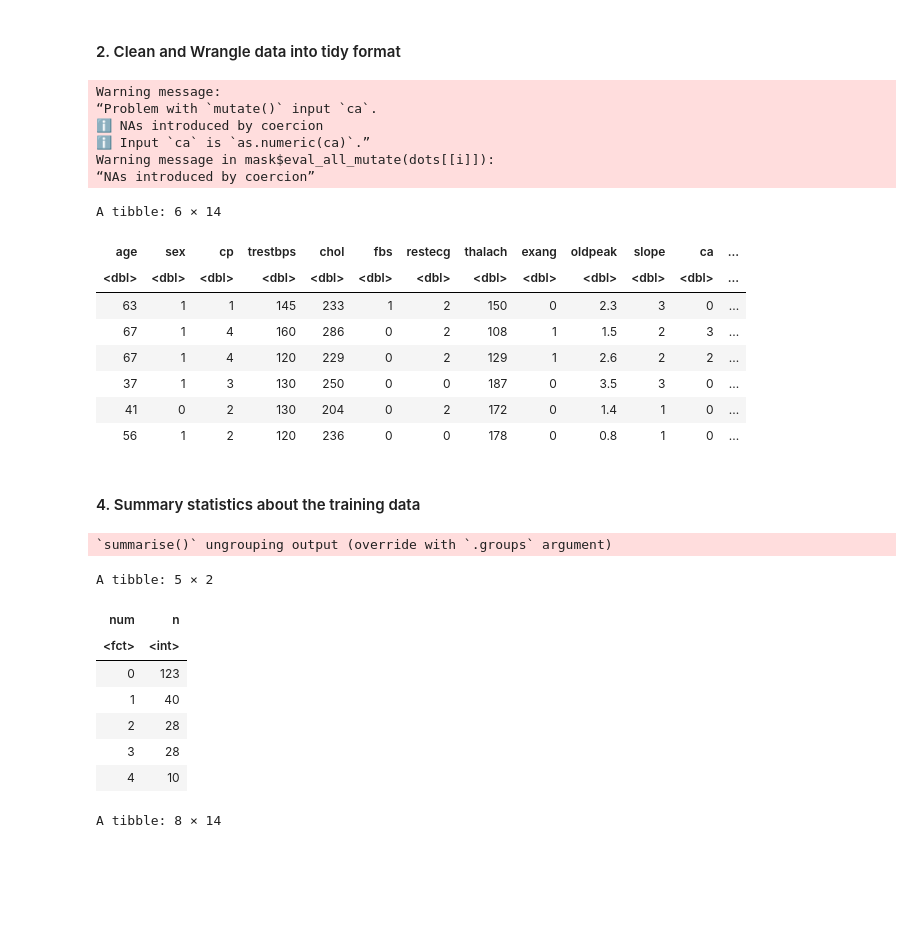
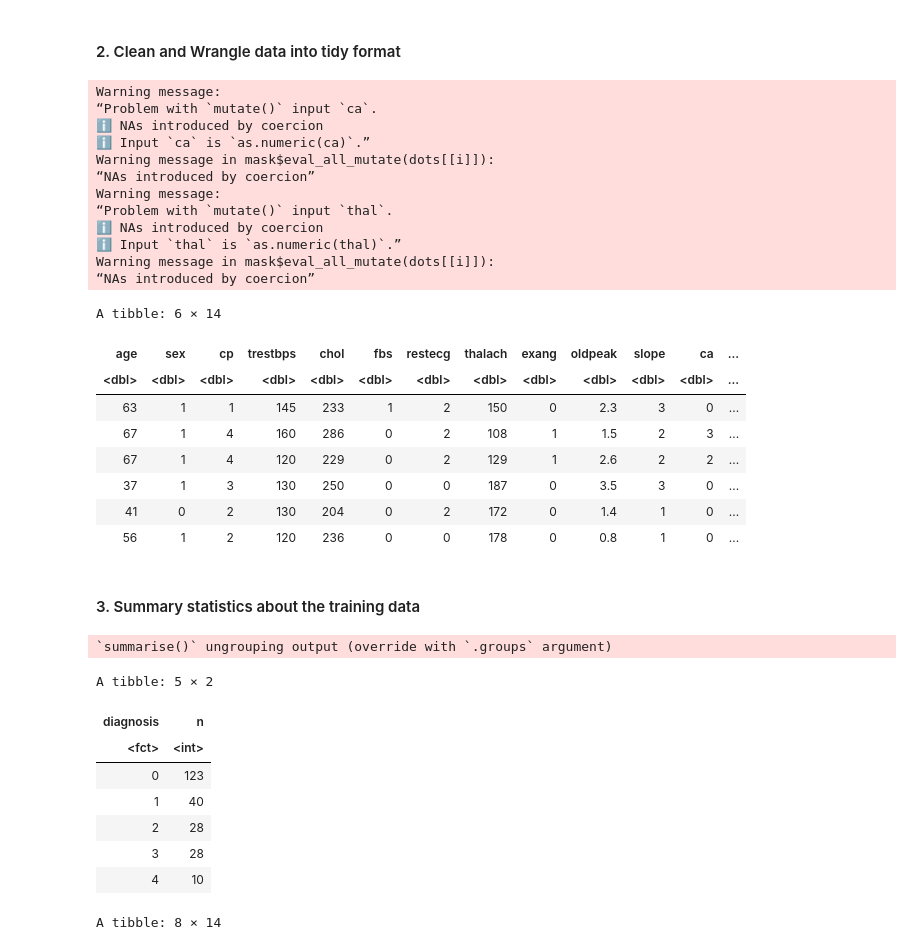
Before and after one commit to Wendiyyy/DSCI100-Project, a Jupyter notebook: Heart_disease.ipynb, the cells around one changed output. Drawn from its saved outputs; the diff is of its cells as text; code cells hidden in the pictures; blank space fills up the shorter version.

```diff
--- a/Heart_disease.ipynb
+++ b/Heart_disease.ipynb
@@ -66,8 +66,8 @@ heart_cleve <- rename(heart_cleve, age = X1,
                slope = X11,
                ca = X12,
                thal = X13,
-               num = X14) %>%
-            mutate(num = as_factor(num),ca = as.numeric(ca),thal = as.numeric(ca))
+               diagnosis = X14) %>%
+            mutate(diagnosis = as_factor(diagnosis),ca = as.numeric(ca),thal = as.numeric(thal))
 head(heart_cleve)
 # %% [output]
 Warning message:
@@ -76,6 +76,12 @@ Warning message:
 ℹ Input `ca` is `as.numeric(ca)`.”
 Warning message in mask$eval_all_mutate(dots[[i]]):
 “NAs introduced by coercion”
+Warning message:
+“Problem with `mutate()` input `thal`.
+ℹ NAs introduced by coercion
+ℹ Input `thal` is `as.numeric(thal)`.”
+Warning message in mask$eval_all_mutate(dots[[i]]):
+“NAs introduced by coercion”
 A tibble: 6 × 14
 | age | sex | cp | trestbps | chol | fbs | restecg | thalach | exang | oldpeak | slope | ca | ... |
 | <dbl> | <dbl> | <dbl> | <dbl> | <dbl> | <dbl> | <dbl> | <dbl> | <dbl> | <dbl> | <dbl> | <dbl> | ... |
@@ -86,25 +92,25 @@ A tibble: 6 × 14
 | 41 | 0 | 2 | 130 | 204 | 0 | 2 | 172 | 0 | 1.4 | 1 | 0 | ... |
 | 56 | 1 | 2 | 120 | 236 | 0 | 0 | 178 | 0 | 0.8 | 1 | 0 | ... |
 # %% [markdown]
-#### 4. Summary statistics about the training data
+#### 3. Summary statistics about the training data
 # %%
 # Split the dataset into training and test sets
 
-heart_split <- initial_split(heart_cleve,prop=0.75,strata=num)
+heart_split <- initial_split(heart_cleve,prop=0.75,strata=diagnosis)
 heart_train <- training(heart_split)
 heart_test <- testing(heart_split)
 # %%
 # Summary Statistics about the training data
 
 # number of observations in each class
 heart_sum_class <- heart_train %>%
-                group_by(num) %>%
+                group_by(diagnosis) %>%
                 summarise(n=n())
 heart_sum_class
 # %% [output]
 `summarise()` ungrouping output (override with `.groups` argument)
 A tibble: 5 × 2
-| num | n |
+| diagnosis | n |
 | <fct> | <int> |
 | 0 | 123 |
 | 1 | 40 |
```
Also changed, not shown: parts of 1 cell of this notebook.
